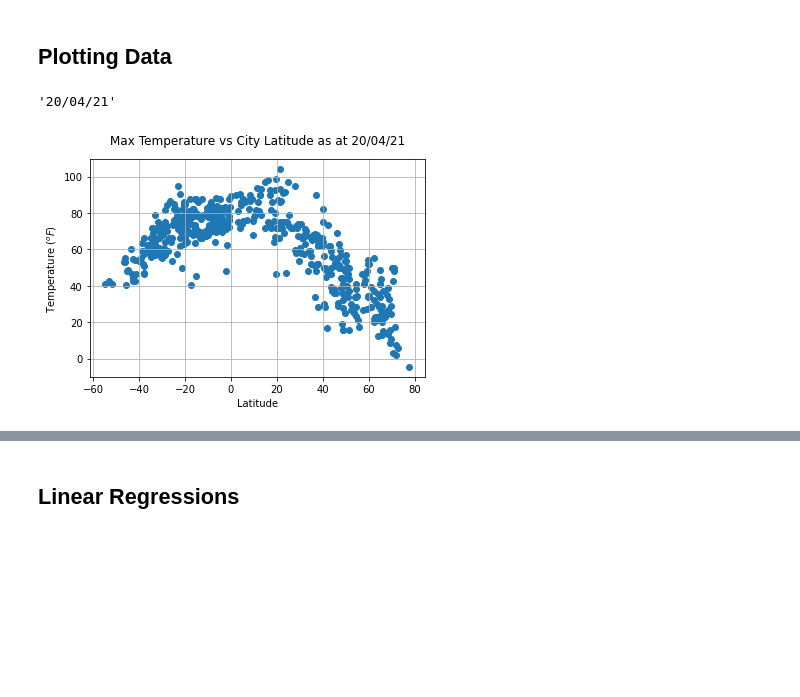
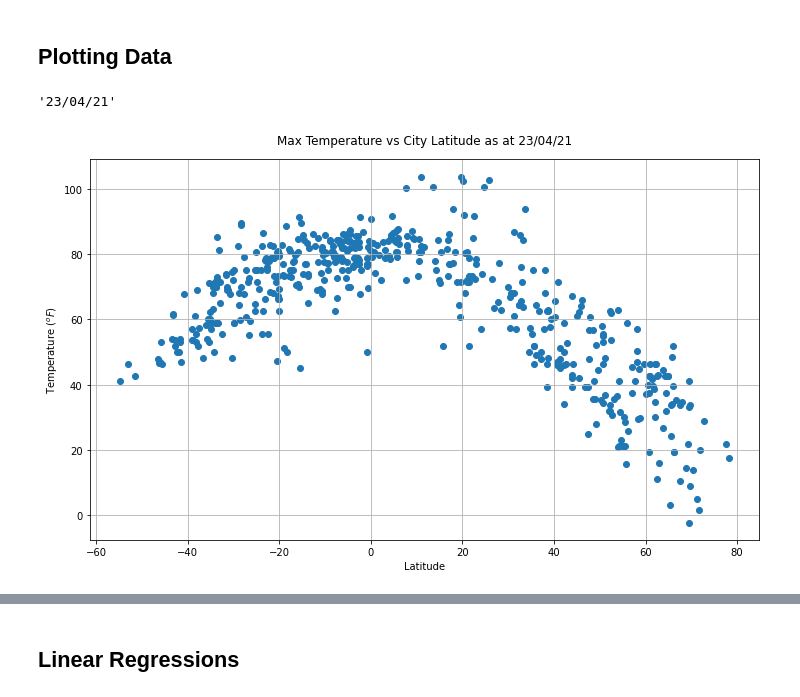
Before and after one commit to FernB/Python_API_Homework, a Jupyter notebook: WeatherPy/WeatherPy.ipynb, the cells around one changed output, grey strips where cells are left out. Saved outputs shown, nothing was run; the diff lists cells and outputs as text; code cells hidden in the pictures; blank space fills up the shorter version.

```diff
--- a/WeatherPy/WeatherPy.ipynb
+++ b/WeatherPy/WeatherPy.ipynb
@@ -32,17 +35,19 @@ def makelists(x,listname):
         city = citipy.nearest_city(lat, lon).city_name
         country = citipy.nearest_city(lat, lon).country_code
         listname.append((city, country))
-        listname = list(set(listname))
+        listname = sorted(list(set(listname)))
     return(listname)
 # %%
-#create 4 sets of cities using makelists function, to ensure as even a spread across sections as possible
-cities = {}
-
+#create 4 lists of cities using makelists function, to ensure as even a spread across sections as possible
+cities = []
 for i in range(4):
     name = "city" +str(i)
     listn = []
     listn = makelists(i,listn)
-    cities[name] = listn
+    cities.extend(listn)
+# %%
+#splits cities into sets of 50 to ensure max of 60 API calls per second does not interrupt code
+citysets = [cities[i:i + 50] for i in range(0, len(cities), 50)]
 # %% [markdown]
 ## Perform API Calls
 This requires user to provide own API key in api_keys.py
@@ -60,8 +65,8 @@ country = []
 date = []
 i = 1
 j = 1
-for key,values in cities.items():
-    for city in values:
+for oneset in citysets:
+    for city in oneset:
 
         url = f"http://api.openweathermap.org/data/2.5/weather?q={city[0]},{city[1]}&units=imperial&appid={weather_api_key}"
         data = requests.get(url).json()
@@ -82,7 +87,7 @@ for key,values in cities.items():
         else:
             print(f"Processing Record {i} of Set {j} | {city[0]}")
             cities2.append(city[0])
-            #cities2 = list(set(cities2))
+
             i +=1
     j +=1
 print("-----------------\nData Retrieval Complete \n-----------------")
@@ -172,21 +177,22 @@ clean_city_data.to_csv("cityweatherdata.csv", encoding = "utf-8", index=False)
 date = datetime.fromtimestamp(clean_city_data["Date"].max()).strftime("%d/%m/%y")
 date
 # %% [output]
-'20/04/21'
+'23/04/21'
 # %%
 # Temp vs Lat scatter plot
+fig= plt.figure(figsize=(12,7))
 plt.scatter(clean_city_data["Lat"], clean_city_data["Max Temp"], marker="o")
 plt.title(f"Max Temperature vs City Latitude as at {date}", pad=15)
 plt.ylabel("Temperature ($^oF$)")
 plt.xlabel("Latitude")
 plt.grid(True)
 
 # Save the figure
 plt.savefig("TemperaturevCitiesLatitude.png")
 
 # Show plot
 plt.show()
 # %% [output]
-[figure, old version]
+[figure, new version]
 # %%
 # Humidity vs Lat scatter plot
```
Also changed, not shown: parts of 19 cells of this notebook, 14 other files.
